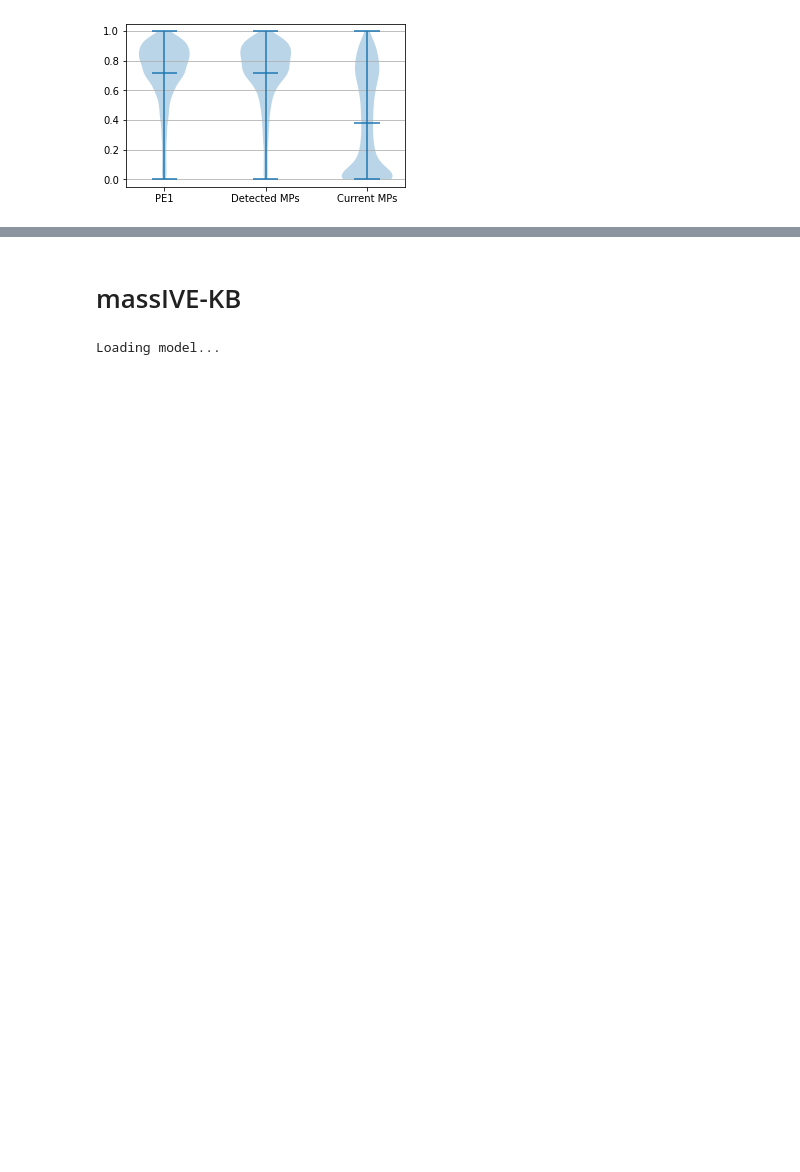
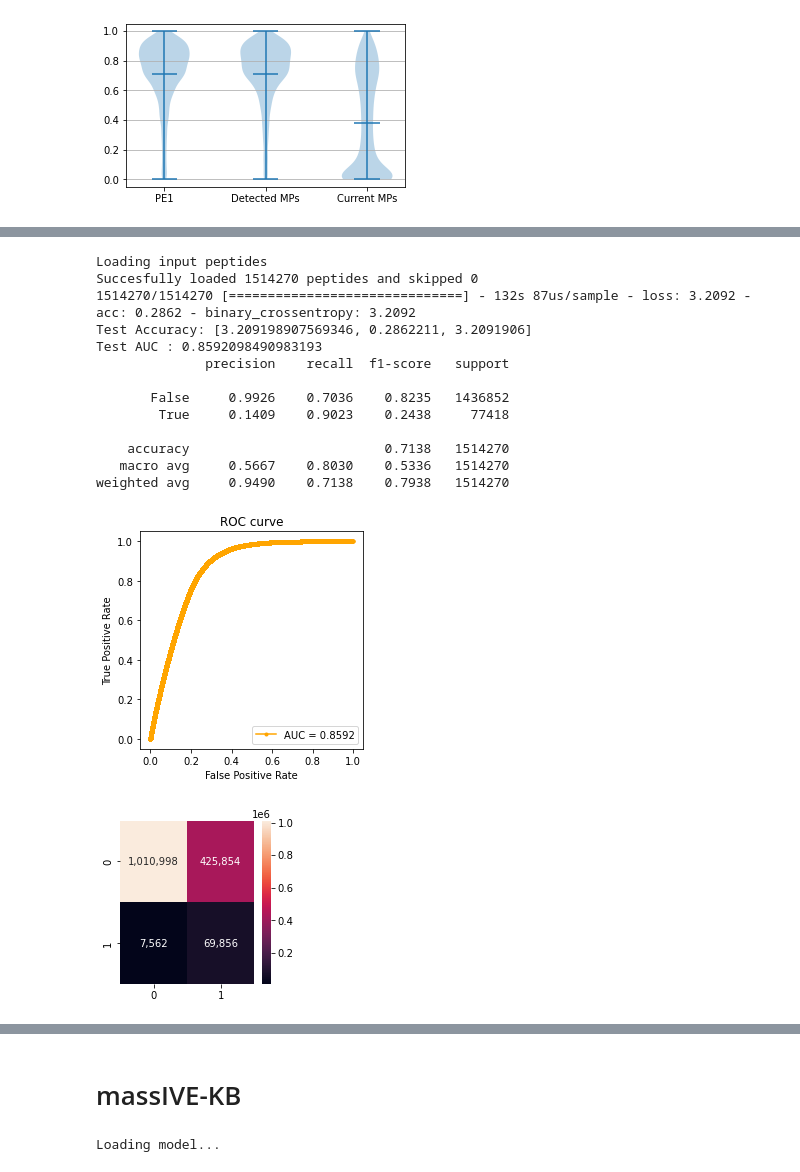
Before and after one commit to zoohoson/Peptide_Detectability, a Jupyter notebook: Comparison_DeepMSpeptide.ipynb, the cells around one changed output, grey strips where cells are left out. Drawn from its saved outputs; the diff is of its cells as text; code cells hidden in the pictures; blank space fills up the shorter version.

```diff
--- a/Comparison_DeepMSpeptide.ipynb
+++ b/Comparison_DeepMSpeptide.ipynb
@@ -111,0 +118,59 @@ plt.show()
+# %%
+df_test = pd.concat([
+    pd.read_csv('/data/2021_SJH_detectability/data_cross_species/raw/mouse/KLife/train.csv'),
+    pd.read_csv('/data/2021_SJH_detectability/data_cross_species/raw/mouse/KLife/test.csv'),
+])[['peptide', 'label']]#.drop_duplicates()
+df_test = df_test[df_test.peptide.apply(lambda x: 'B' not in x)].reset_index(drop=True)
+df_test = df_test[df_test.peptide.apply(lambda x: 'Z' not in x)].reset_index(drop=True)
+
+print('Loading input peptides')
+file = df_test.peptide.values
+X_test, skipped,  lines = load_pep_and_codify(file, 81)
+y_test = df_test.label.values
+print('Succesfully loaded {0} peptides and skipped {1}'.format(len(lines), str(skipped)))
+
+probs = model_2_1D.predict(X_test)
+probs = 1-probs
+y_pred = [1 if i>=0.5 else 0 for i in probs]
+acc = model_2_1D.evaluate(X_test, y_test)
+
+auc = roc_auc_score(y_test, probs)
+print('Test Accuracy: {}'.format(acc))
+print('Test AUC : {}'.format(auc))
+print(classification_report(y_test, y_pred, digits=4))
+
+plt.figure(figsize=(4, 4))
+fpr, tpr, threshold = roc_curve(y_test, probs)
+plt.plot(fpr, tpr, marker='.', label='AUC = {:.4f}'.format(auc), color='orange')
+plt.title('ROC curve')
+plt.xlabel('False Positive Rate')
+plt.ylabel('True Positive Rate')
+plt.legend()
+plt.show()
+
+cf_matrix = confusion_matrix(y_test, y_pred)
+plt.figure(figsize=(3, 3))
+sns.heatmap(cf_matrix, annot=True, fmt=',.0f')
+plt.show()
+
+np.save('log/result_mouse_KLife_DeepMSpeptide_fpr.npy', fpr)
+np.save('log/result_mouse_KLife_DeepMSpeptide_tpr.npy', tpr)
+np.save('log/result_mouse_KLife_DeepMSpeptide_threshold.npy', threshold)
+np.save('log/result_mouse_KLife_DeepMSpeptide_prob.npy', probs)
+np.save('log/result_mouse_KLife_DeepMSpeptide_true.npy', y_test)
+# %% [output]
+Loading input peptides
+Succesfully loaded 1514270 peptides and skipped 0
+1514270/1514270 [==============================] - 132s 87us/sample - loss: 3.2092 - acc: 0.2862 - binary_crossentropy: 3.2092
+Test Accuracy: [3.209198907569346, 0.2862211, 3.2091906]
+Test AUC : 0.8592098490983193
+              precision    recall  f1-score   support
+
+       False     0.9926    0.7036    0.8235   1436852
+        True     0.1409    0.9023    0.2438     77418
+
+    accuracy                         0.7138   1514270
+   macro avg     0.5667    0.8030    0.5336   1514270
+weighted avg     0.9490    0.7138    0.7938   1514270
+[figure, added]
+[figure, added]
```
Also changed, not shown: parts of 35 cells of this notebook, 31 other files.
